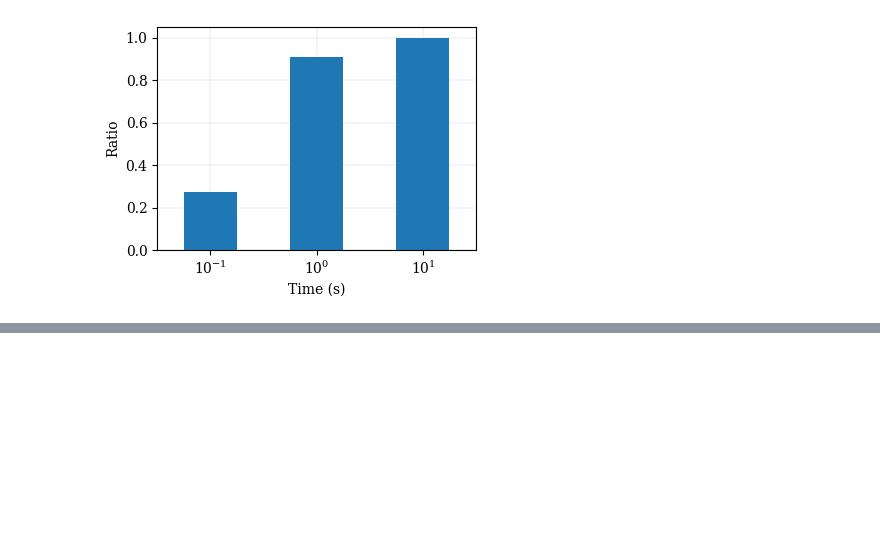
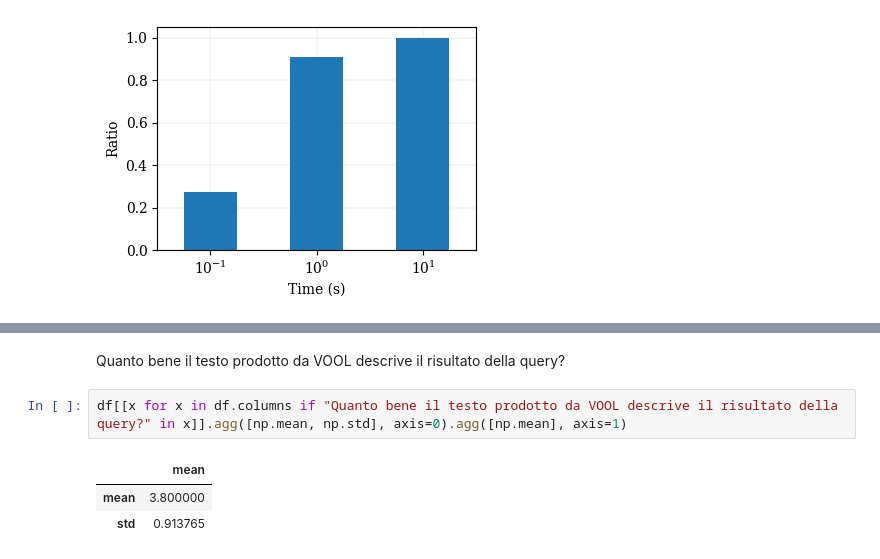
Before and after one commit to big-unibo/conversational-olap, a Jupyter notebook: COOL/src/main/python/charts.ipynb, the cells around one changed output, grey strips where cells are left out. Drawn from its saved outputs; the diff is of its cells as text; blank space fills up the shorter version.

```diff
--- a/COOL/src/main/python/charts.ipynb
+++ b/COOL/src/main/python/charts.ipynb
@@ -261,0 +278,8 @@ fig
+# %% [markdown]
+Quanto bene il testo prodotto da VOOL descrive il risultato della query?
+# %%
+df[[x for x in df.columns if "Quanto bene il testo prodotto da VOOL descrive il risultato della query?" in x]].agg([np.mean, np.std], axis=0).agg([np.mean], axis=1)
+# %% [output]
+|  | mean |
+| mean | 3.800000 |
+| std | 0.913765 |
```
Also changed, not shown: parts of 7 cells of this notebook, 3 other files.
